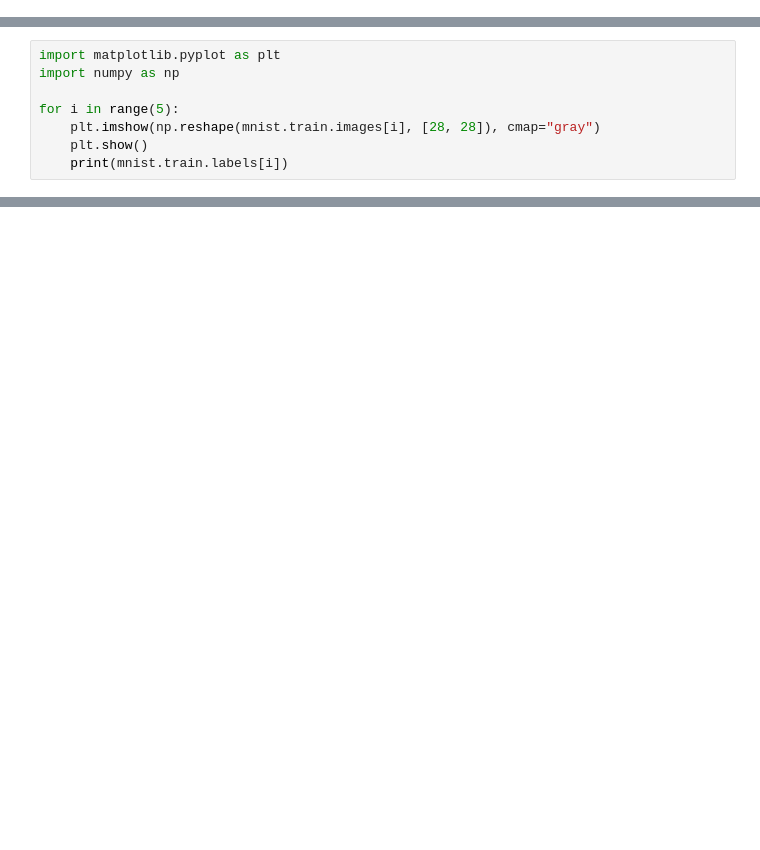
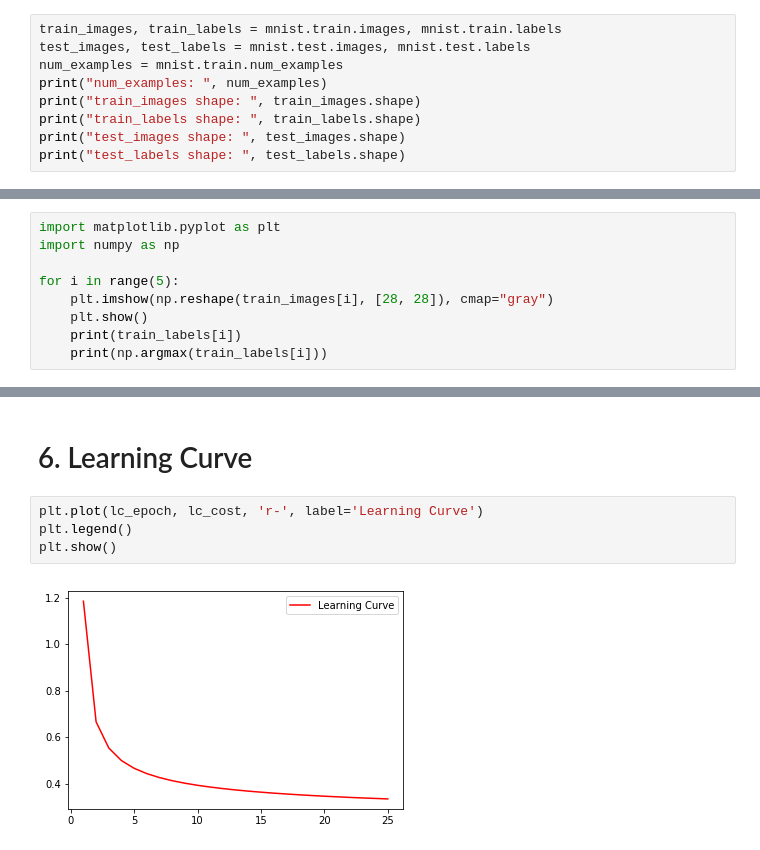
Before and after one commit to codingpotato/TensorflowInPractice, a Jupyter notebook: 3_logistic_regression.ipynb, the cells around one changed output, grey strips where cells are left out. Cells and saved outputs as stored; diff of their text form; blank space fills up the shorter version.

```diff
--- a/3_logistic_regression.ipynb
+++ b/3_logistic_regression.ipynb
@@ -31,0 +19,9 @@ Please use alternatives such as official/mnist/dataset.py from tensorflow/models
+# %%
+train_images, train_labels = mnist.train.images, mnist.train.labels
+test_images, test_labels = mnist.test.images, mnist.test.labels
+num_examples = mnist.train.num_examples
+print("num_examples: ", num_examples)
+print("train_images shape: ", train_images.shape)
+print("train_labels shape: ", train_labels.shape)
+print("test_images shape: ", test_images.shape)
+print("test_labels shape: ", test_labels.shape)
@@ -34,7 +36,8 @@ import matplotlib.pyplot as plt
 import numpy as np
 
 for i in range(5):
-    plt.imshow(np.reshape(mnist.train.images[i], [28, 28]), cmap="gray")
+    plt.imshow(np.reshape(train_images[i], [28, 28]), cmap="gray")
     plt.show()
-    print(mnist.train.labels[i])
+    print(train_labels[i])
+    print(np.argmax(train_labels[i]))
 # %% [output]
@@ -120,0 +137,8 @@ Accuracy: 0.89
+# %% [markdown]
+# 6. Learning Curve
+# %%
+plt.plot(lc_epoch, lc_cost, 'r-', label='Learning Curve')
+plt.legend()
+plt.show()
+# %% [output]
+[figure, added]
```
Also changed, not shown: parts of 13 cells of this notebook, 12 other files.
